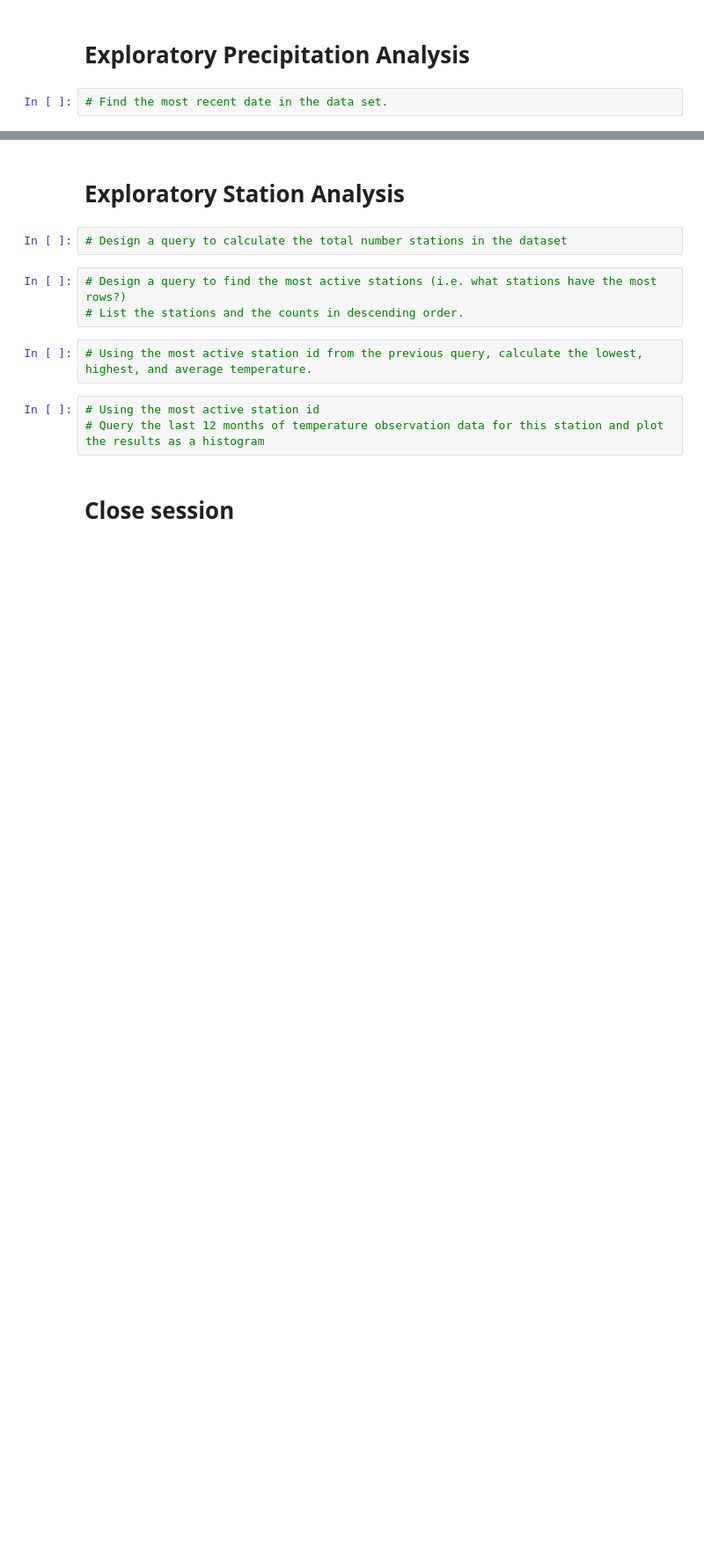
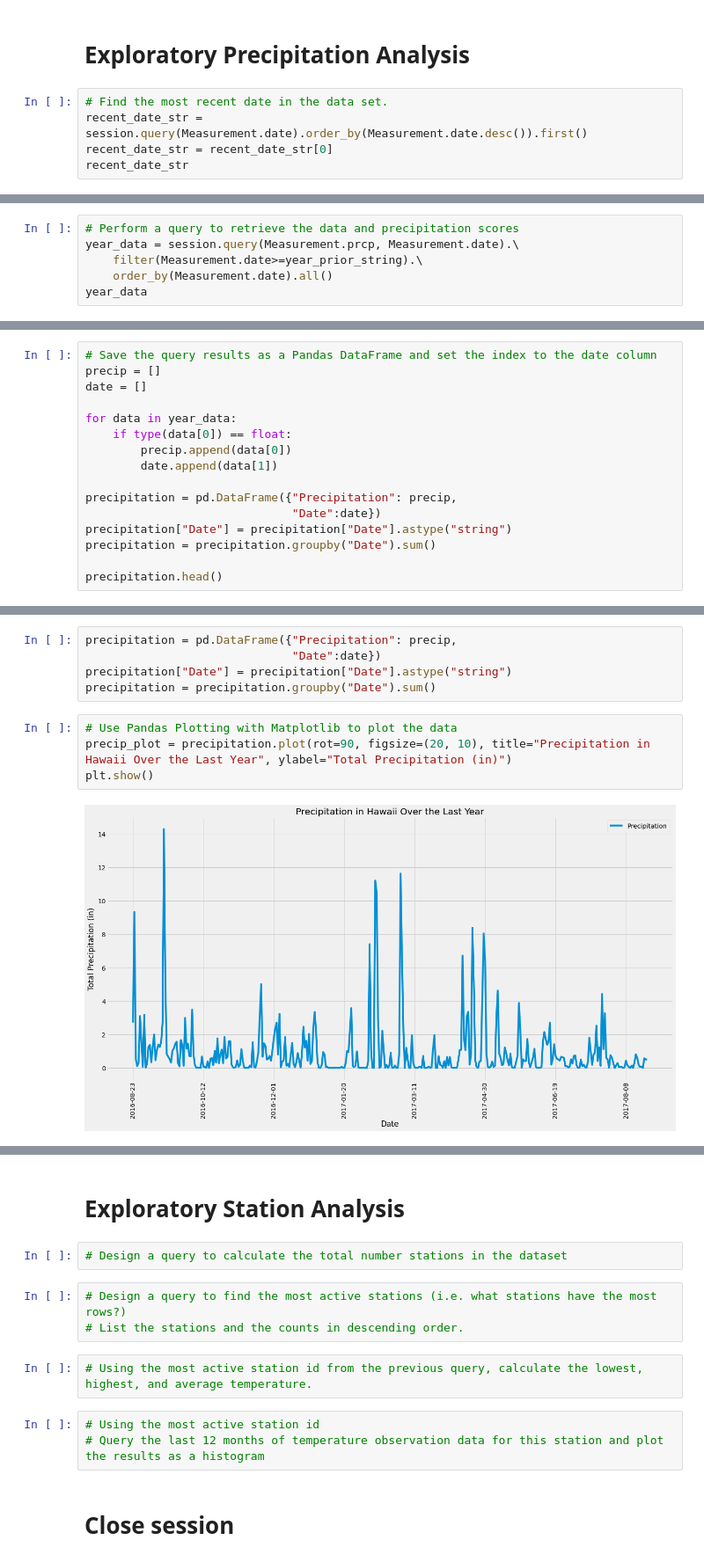
Before and after one commit to khutula/sqlalchemy-challenge, a Jupyter notebook: climate_starter.ipynb, the cells around one changed output, grey strips where cells are left out. Shown at 88% size. Saved outputs shown, nothing was run; the diff lists cells and outputs as text; blank space fills up the shorter version.

Commit message:
add code for exploratory precipitation analysis

```diff
--- a/climate_starter.ipynb
+++ b/climate_starter.ipynb
@@ -41,3 +63,6 @@ Base.classes.keys()
 # Exploratory Precipitation Analysis
 # %%
 # Find the most recent date in the data set.
+recent_date_str = session.query(Measurement.date).order_by(Measurement.date.desc()).first()
+recent_date_str = recent_date_str[0]
+recent_date_str
@@ -60,0 +97,6 @@ Base.classes.keys()
+# %%
+# Perform a query to retrieve the data and precipitation scores
+year_data = session.query(Measurement.prcp, Measurement.date).\
+    filter(Measurement.date>=year_prior_string).\
+    order_by(Measurement.date).all()
+year_data
@@ -60,0 +121,16 @@ Base.classes.keys()
+# %%
+# Save the query results as a Pandas DataFrame and set the index to the date column
+precip = []
+date = []
+
+for data in year_data:
+    if type(data[0]) == float:
+        precip.append(data[0])
+        date.append(data[1])
+
+precipitation = pd.DataFrame({"Precipitation": precip,
+                              "Date":date})
+precipitation["Date"] = precipitation["Date"].astype("string")
+precipitation = precipitation.groupby("Date").sum()
+
+precipitation.head()
@@ -61,2 +145,13 @@ Base.classes.keys()
+# %%
+precipitation = pd.DataFrame({"Precipitation": precip,
+                              "Date":date})
+precipitation["Date"] = precipitation["Date"].astype("string")
+precipitation = precipitation.groupby("Date").sum()
+# %%
+# Use Pandas Plotting with Matplotlib to plot the data
+precip_plot = precipitation.plot(rot=90, figsize=(20, 10), title="Precipitation in Hawaii Over the Last Year", ylabel="Total Precipitation (in)")
+plt.show()
+# %% [output]
+[figure, added]
 # %%
 # Use Pandas to calcualte the summary statistics for the precipitation data
```
Also changed, not shown: parts of 13 cells of this notebook.
